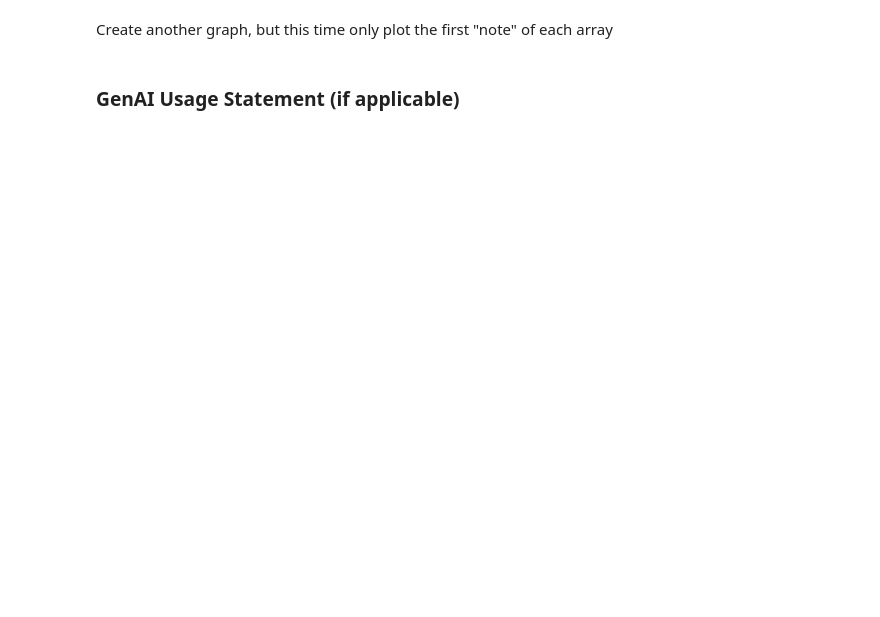
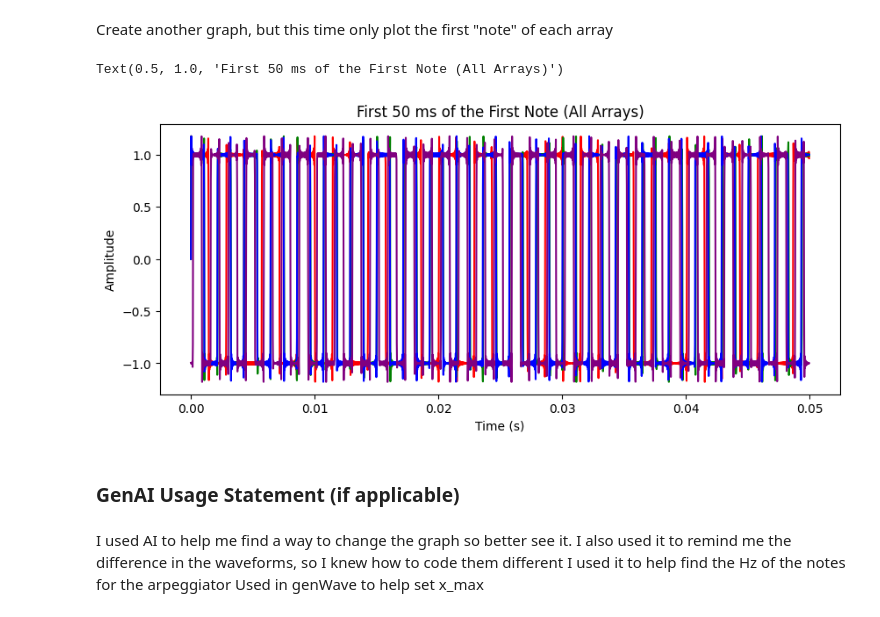
Before and after one commit to jalynf706-dot/AudioTechII, a Jupyter notebook: HW/HW1.ipynb, the cells around one changed output. Saved outputs shown, nothing was run; the diff lists cells and outputs as text; code cells hidden in the pictures; blank space fills up the shorter version.

```diff
--- a/HW/HW1.ipynb
+++ b/HW/HW1.ipynb
@@ -89,4 +223,40 @@ Graph your 4 arrays on top of one another. Make sure to label the axis and plot
 # %% [markdown]
 Create another graph, but this time only plot the first "note" of each array
+# %%
+
+fs = 44100
+
+N1 = len(myArp)   // 3
+N2 = len(skipped) // 3
+N3 = len(myArp2)  // 3
+N4 = len(reverse) // 3
+
+win = 0.050
+W1 = min(int(win * fs), N1)
+W2 = min(int(win * fs), N2)
+W3 = min(int(win * fs), N3)
+W4 = min(int(win * fs), N4)
+
+t1 = np.arange(W1) / fs
+t2 = np.arange(W2) / fs
+t3 = np.arange(W3) / fs
+t4 = np.arange(W4) / fs
+
+plt.figure(figsize=(10, 4))
+plt.plot(t1, myArp[:W1],   color='red')
+plt.plot(t2, skipped[:W2], color='green')
+plt.plot(t3, myArp2[:W3],  color='blue')
+plt.plot(t4, reverse[:W4], color='purple')
+plt.xlabel('Time (s)')
+plt.ylabel('Amplitude')
+plt.title('First 50 ms of the First Note (All Arrays)')
+# %% [output]
+Text(0.5, 1.0, 'First 50 ms of the First Note (All Arrays)')
+[figure, added]
 # %% [markdown]
 ### GenAI Usage Statement (if applicable)
+# %% [markdown]
+I used AI to help me find a way to change the graph so better see it.
+I also used it to remind me the difference in the waveforms, so I knew how to code them different
+I used it to help find the Hz of the notes for the arpeggiator
+Used in genWave to help set x_max
```
Also changed, not shown: parts of 8 cells of this notebook.
